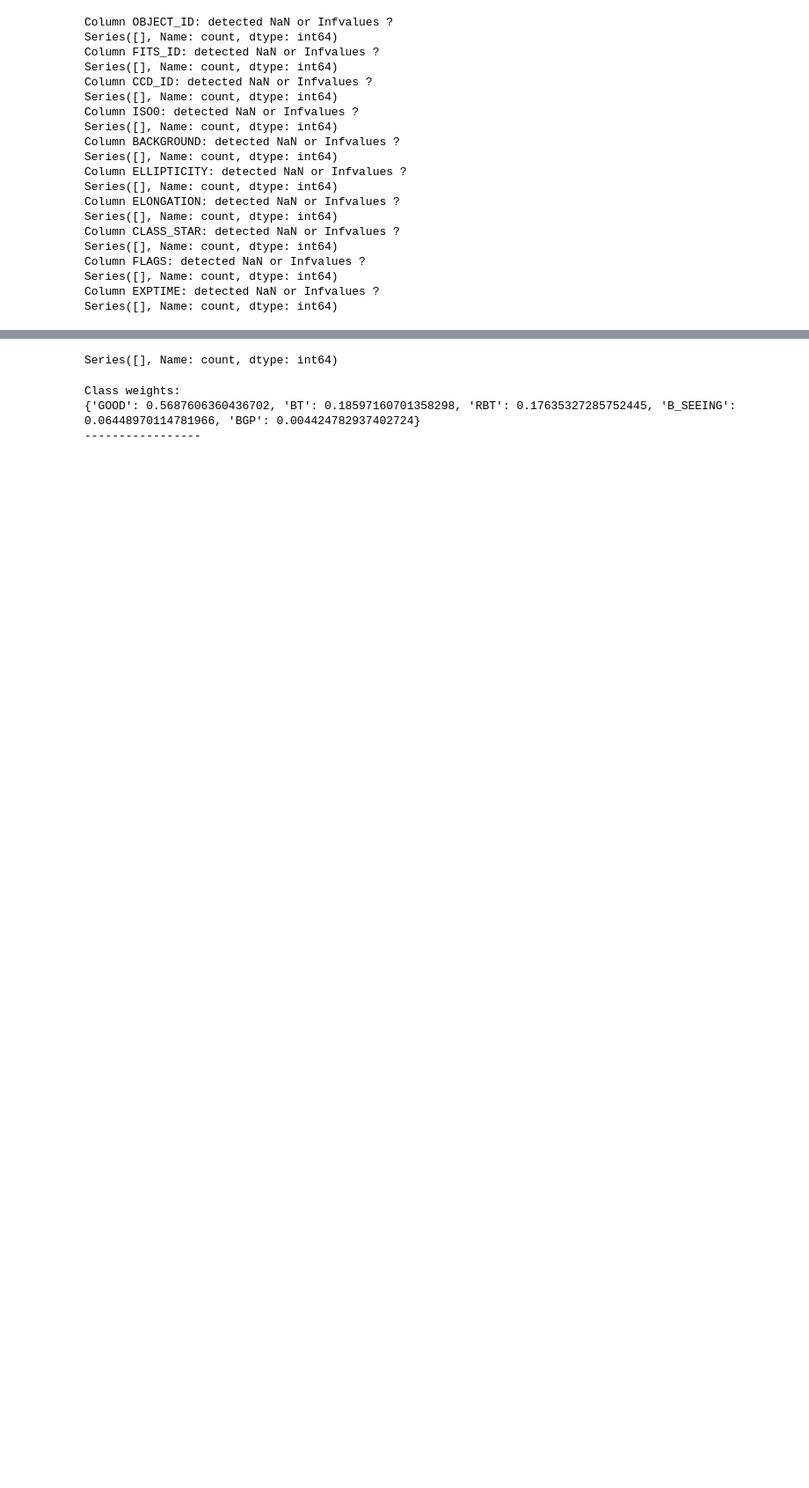
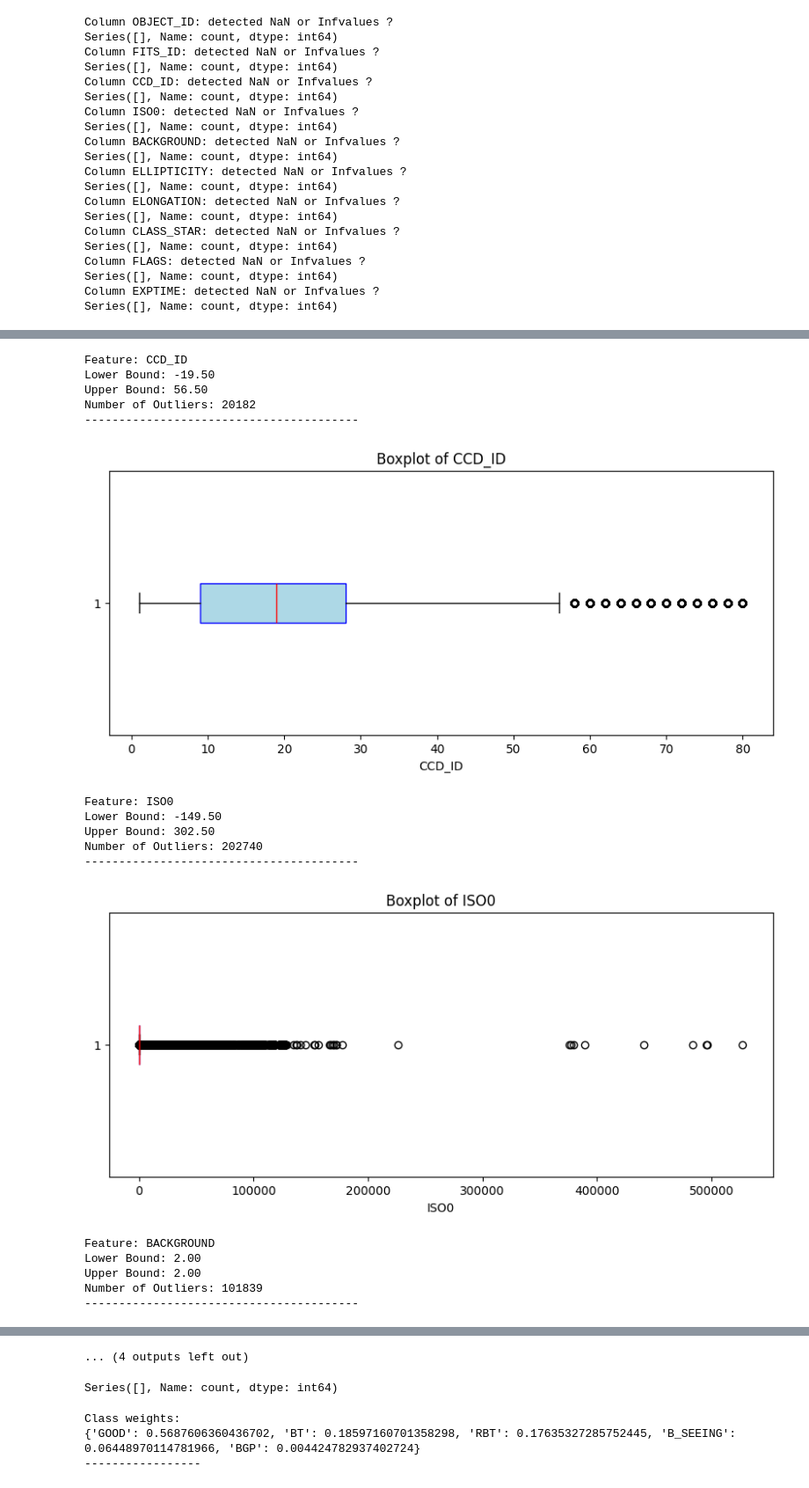
Before and after one commit to mfournigault/astro_iqa, a Jupyter notebook: src/modeling/datasets_verification.ipynb, the cells around one changed output, grey strips where cells are left out. Shown at 88% size. Cells and saved outputs as stored; diff of their text form; code cells hidden in the pictures; blank space fills up the shorter version.

```diff
--- a/src/modeling/datasets_verification.ipynb
+++ b/src/modeling/datasets_verification.ipynb
@@ -95,0 +122,60 @@ Series([], Name: count, dtype: int64)
+# %%
+import pandas as pd
+import matplotlib.pyplot as plt
+
+def detect_outliers(df: pd.DataFrame, column: str):
+    """
+    Detects outliers in a column using the IQR method.
+
+    Args:
+        df (pd.DataFrame): The DataFrame containing the data.
+        column (str): The name of the column to analyze.
+
+    Returns:
+        tuple: A tuple containing:
+            - outliers (pd.DataFrame): Rows in which the column has outlier values.
+            - lower_bound (float): Lower bound for outliers.
+            - upper_bound (float): Upper bound for outliers.
+    """
+    q1 = df[column].quantile(0.25)
+    q3 = df[column].quantile(0.75)
+    iqr = q3 - q1
+    lower_bound = q1 - 1.5 * iqr
+    upper_bound = q3 + 1.5 * iqr
+    outliers = df[(df[column] < lower_bound) | (df[column] > upper_bound)]
+    return outliers, lower_bound, upper_bound
+
+# Analyze outliers and plot boxplots for each numeric column
+for col in numeric_cols:
+    outliers, lower_bound, upper_bound = detect_outliers(catalog, col)
+    print(f'Feature: {col}')
+    print(f'Lower Bound: {lower_bound:.2f}')
+    print(f'Upper Bound: {upper_bound:.2f}')
+    print(f'Number of Outliers: {len(outliers)}')
+    print("-" * 40)
+
+    plt.figure(figsize=(10, 4))
+    plt.boxplot(catalog[col].dropna(), vert=False, patch_artist=True,
+                boxprops=dict(facecolor='lightblue', color='blue'),
+                medianprops=dict(color='red'))
+    plt.title(f'Boxplot of {col}')
+    plt.xlabel(col)
+    plt.show()
+# %% [output]
+Feature: CCD_ID
+Lower Bound: -19.50
+Upper Bound: 56.50
+Number of Outliers: 20182
+----------------------------------------
+[figure, added]
+Feature: ISO0
+Lower Bound: -149.50
+Upper Bound: 302.50
+Number of Outliers: 202740
+----------------------------------------
+[figure, added]
+Feature: BACKGROUND
+Lower Bound: 2.00
+Upper Bound: 2.00
+Number of Outliers: 101839
+----------------------------------------
@@ -96,3 +201,4 @@ Series([], Name: count, dtype: int64)
+... (4 outputs left out)
 # %%
 # Checking the correction
 print(catalog[catalog["gt_label1"].isna()]["FITS_ID"].value_counts())
```
Also changed, not shown: parts of 7 cells of this notebook, 1 other file.
